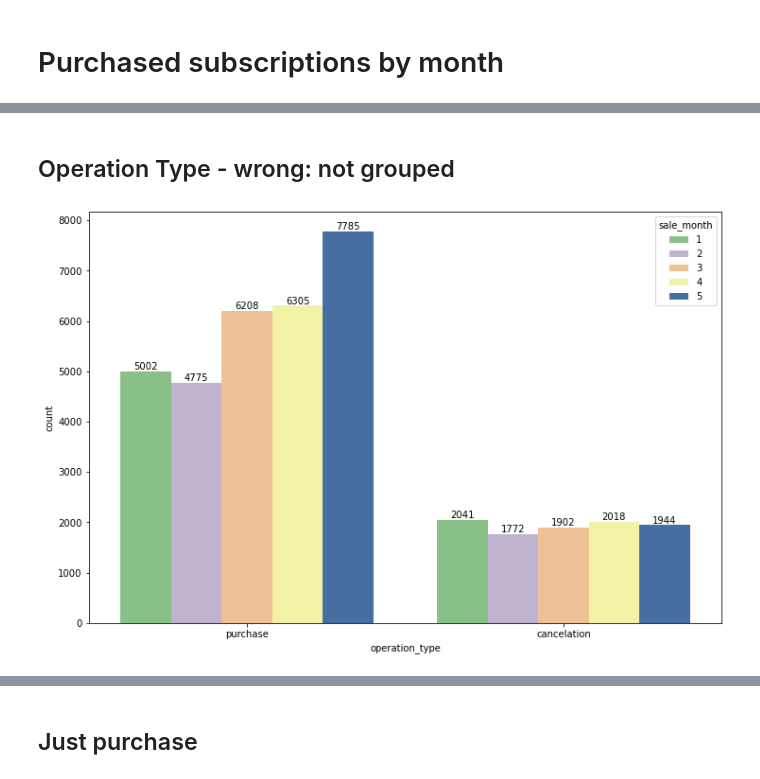
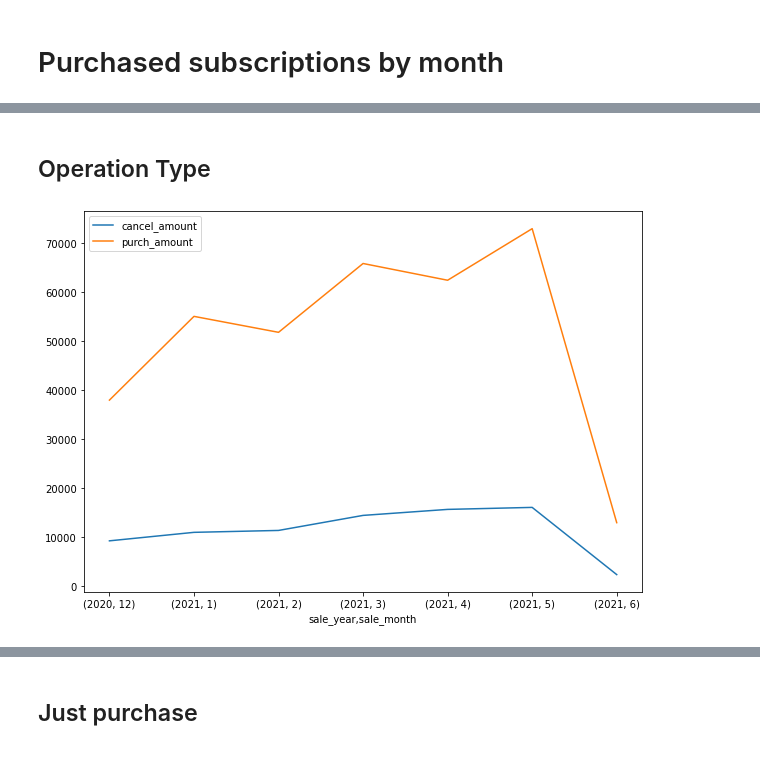
Before and after one commit to aldamepi/BI-web-subscriptions, a Jupyter notebook: testTask_data-amengual-aug22.ipynb, the cells around one changed output, grey strips where cells are left out. Saved outputs shown, nothing was run; the diff lists cells and outputs as text; code cells hidden in the pictures.

Commit message:
amount but number left of purchases

```diff
--- a/testTask_data-amengual-aug22.ipynb
+++ b/testTask_data-amengual-aug22.ipynb
@@ -313,0 +345,20 @@ janMay
+# %%
+revenue_m = subs[subs.billing_period != 'trial'].pivot_table(#values = 'billing_plan_price',
+                                                               index=['sale_year',
+                                                                      'sale_month'],
+                                                                      #'license_id',
+                                                                      #'license_name'],
+                                                               columns = 'operation_type',
+                                                               aggfunc= {'license_id':pd.Series.nunique,
+                                                                         'billing_plan_price':['count','sum']},
+                                                               fill_value = 0) #,
+                                                                # margins=True)
+
+revenue_m.columns = ['n_cancel', 'n_purch', 'cancel_amount', 'purch_amount', 'cancel_cust', 'purch_cust']
+
+revenue_m['freq'] = revenue_m.n_purch-revenue_m.n_cancel
+revenue_m['revenue'] = revenue_m.purch_amount-revenue_m.cancel_amount
+
+# revenue_m.reset_index(inplace=True)
+
+revenue_m
@@ -332,18 +463,29 @@ janMay
 # %% [markdown]
-## Operation Type - wrong: not grouped
+## Operation Type
 # %%
-f,ax = plt.subplots(1,1,figsize= (12,8))
+#f,ax = plt.subplots(figsize= (12,8))
 
-sns.countplot(x='operation_type', hue='sale_month',data=janMay, palette = 'Accent', ax=ax)
-# sns.lineplot(x='sale_month', y= '' hue='operation_type',
-#             data=janMay, palette = 'Accent', ax=ax)
+revenue_m[['cancel_amount', 'purch_amount']].plot(figsize= (10,7))
+
+plt.show()
+
+
+# Test code:
+
+# sns.countplot(x='operation_type', hue='sale_month',data=janMay, palette = 'Accent', ax=ax)
+#sns.lineplot(x = revenue_m.index, y= 'cancel_amount', data=revenue_m, ax=ax)
+#sns.lineplot(x = revenue_m.index, y= 'purch_amount', data=revenue_m, ax=ax) #, sort=True)
+
+# ax.plot_date(revenue_m.sale_month, revenue_m.cancel_amount)
+# ax.plot(revenue_m.purch_amount)
 
 #ax[0].bar_label(ax[0].containers[0], label_type='edge')
 # print(ax.containers)
 
-for bars in ax.containers:
-    ax.bar_label(bars, label_type='edge')
+#for bars in ax.containers:
+#    ax.bar_label(bars, label_type='edge')
 
-plt.show()
+#ax.xaxis.set_major_locator(mticker.FixedLocator(revenue_m.sale_month.to_list()))
+# ax.set_xticklabels(['dec','jan','feb','mar','apr','may','jun'])
 # %% [output]
-[figure, old version]
+[figure, new version]
```
Also changed, not shown: parts of 18 cells of this notebook.
